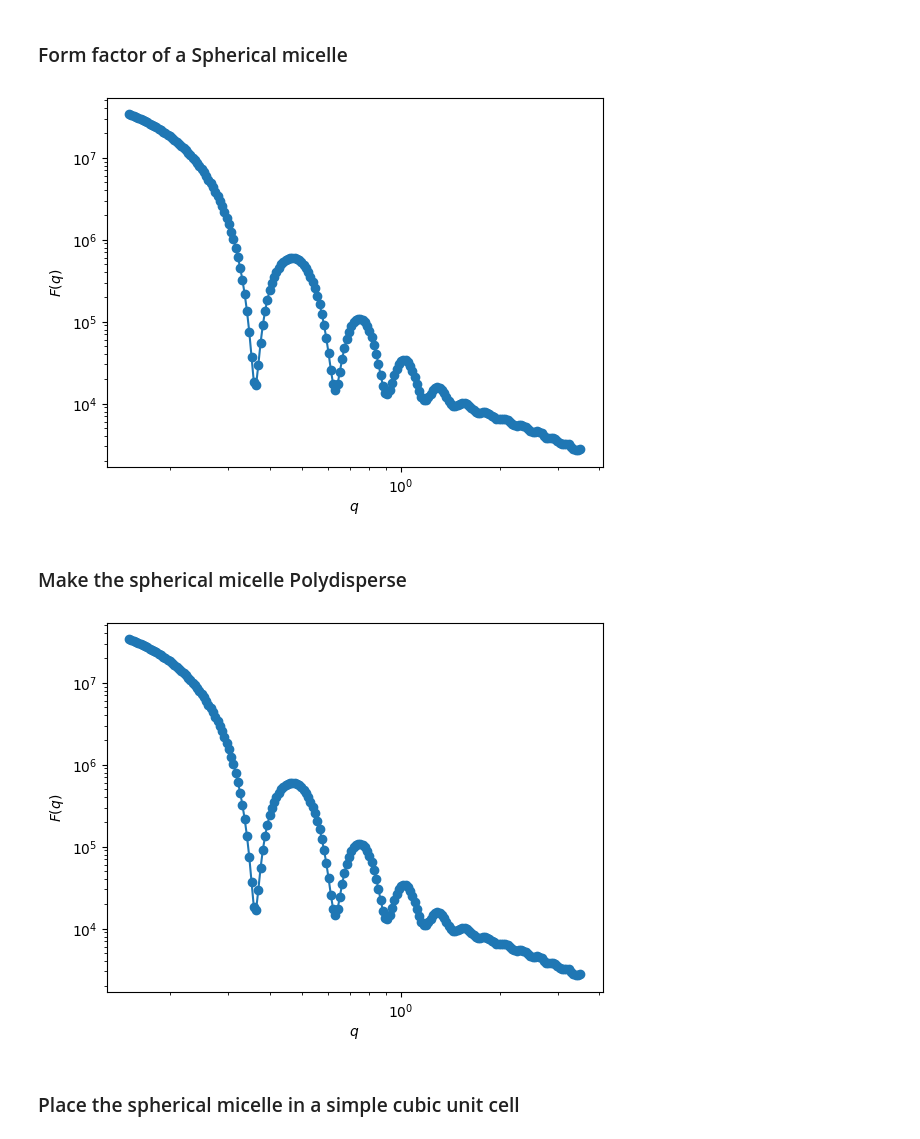
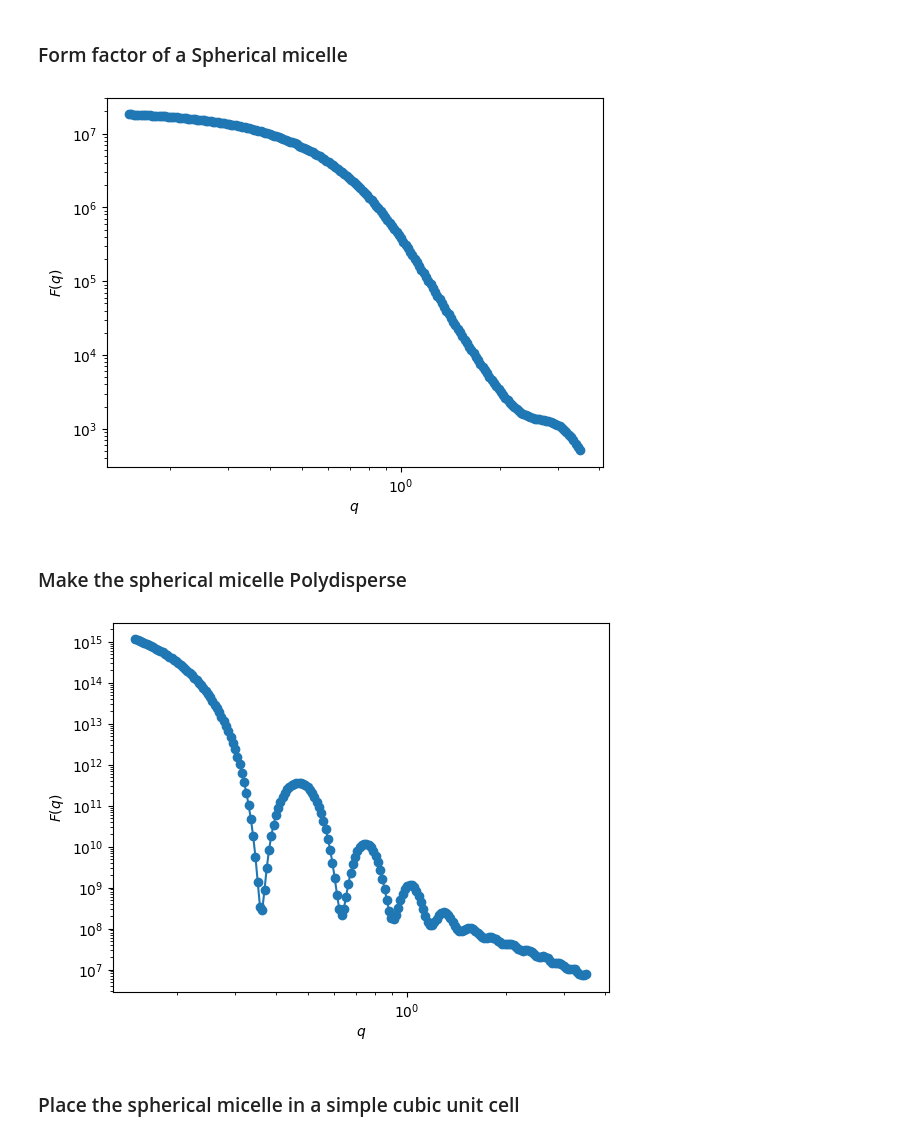
Before and after one commit to kiranvad/ScatterSim, a Jupyter notebook: examples/spherical_micelle.ipynb, the cells around one changed output. Cells and saved outputs as stored; diff of their text form; code cells hidden in the pictures.

Commit message:
tried to fix several stuff across to minimilistically compute scattering curve

```diff
--- a/examples/spherical_micelle.ipynb
+++ b/examples/spherical_micelle.ipynb
@@ -6,21 +6,21 @@ import matplotlib.pyplot as plt
 # %%
 from scattersim.particles.micelles import SphericalMicelle
 
-pargs_sphere_micelle = {"radius_core" : 10.0,
+pargs_sphere_micelle = {"radius_core" : 2.0,
                         "rg":1.0
                         }
 micelle = SphericalMicelle(pargs_sphere_micelle)
 
 q = np.geomspace(0.015, 0.35, 200)*10
 sq_micelle = micelle.form_factor_squared_isotropic(q)
 
 fig, ax = plt.subplots()
 ax.loglog(q, sq_micelle, "-o")
 ax.set_xlabel(r"$q$")
 ax.set_ylabel(r"$F(q)$")
 plt.show()
 # %% [output]
-[figure, old version]
+[figure, new version]
 # %% [markdown]
 ### Make the spherical micelle Polydisperse
 # %%
@@ -28,7 +28,7 @@ from scattersim.particles.base import PolydisperseNanoObject
 
 pargs_sphere_micelle_pd = {"radius_core" : 10.0,
                            "rg":1.0,
-                           "sigma_radius_core" :2.0,
+                           "sigma_radius_core" :0.5,
                            }
 pd_micelle = PolydisperseNanoObject(SphericalMicelle,
                                     pargs_sphere_micelle_pd,
@@ -43,7 +43,7 @@ ax.set_xlabel(r"$q$")
 ax.set_ylabel(r"$F(q)$")
 plt.show()
 # %% [output]
-[figure, old version]
+[figure, new version]
 # %% [markdown]
 ### Place the spherical micelle in a simple cubic unit cell
 # %%
```
Also changed, not shown: parts of 3 cells of this notebook, 5 other files.
